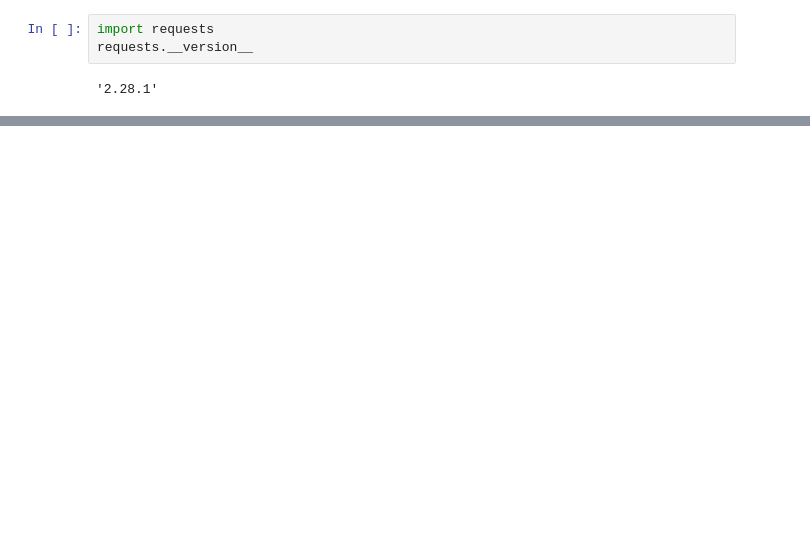
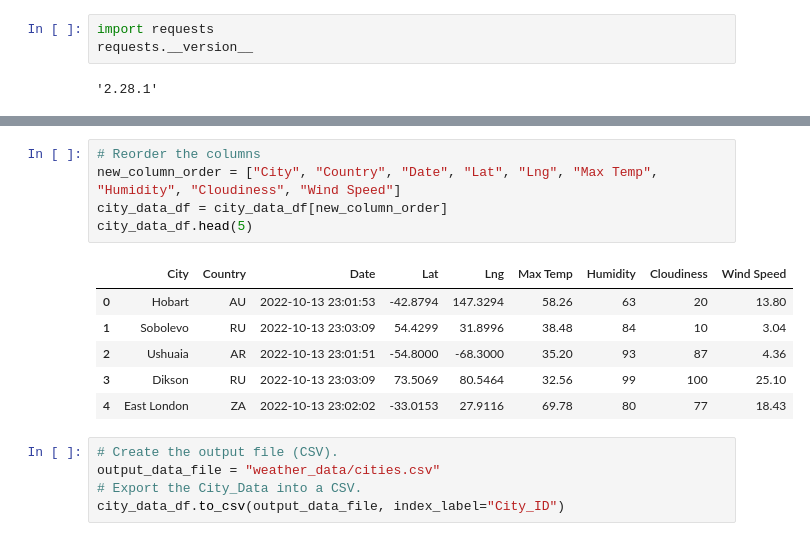
Before and after one commit to tomoko1T/World_Weather_Analysis, a Jupyter notebook: WeatherPy.ipynb, the cells around one changed output, grey strips where cells are left out. Drawn from its saved outputs; the diff is of its cells as text; blank space fills up the shorter version.

```diff
--- a/WeatherPy.ipynb
+++ b/WeatherPy.ipynb
@@ -59,0 +172,17 @@ requests.__version__
+# %%
+# Reorder the columns
+new_column_order = ["City", "Country", "Date", "Lat", "Lng", "Max Temp", "Humidity", "Cloudiness", "Wind Speed"]
+city_data_df = city_data_df[new_column_order]
+city_data_df.head(5)
+# %% [output]
+|  | City | Country | Date | Lat | Lng | Max Temp | Humidity | Cloudiness | Wind Speed |
+| 0 | Hobart | AU | 2022-10-13 23:01:53 | -42.8794 | 147.3294 | 58.26 | 63 | 20 | 13.80 |
+| 1 | Sobolevo | RU | 2022-10-13 23:03:09 | 54.4299 | 31.8996 | 38.48 | 84 | 10 | 3.04 |
+| 2 | Ushuaia | AR | 2022-10-13 23:01:51 | -54.8000 | -68.3000 | 35.20 | 93 | 87 | 4.36 |
+| 3 | Dikson | RU | 2022-10-13 23:03:09 | 73.5069 | 80.5464 | 32.56 | 99 | 100 | 25.10 |
+| 4 | East London | ZA | 2022-10-13 23:02:02 | -33.0153 | 27.9116 | 69.78 | 80 | 77 | 18.43 |
+# %%
+# Create the output file (CSV).
+output_data_file = "weather_data/cities.csv"
+# Export the City_Data into a CSV.
+city_data_df.to_csv(output_data_file, index_label="City_ID")
```
Also changed, not shown: parts of 11 cells of this notebook, 1 other file.
